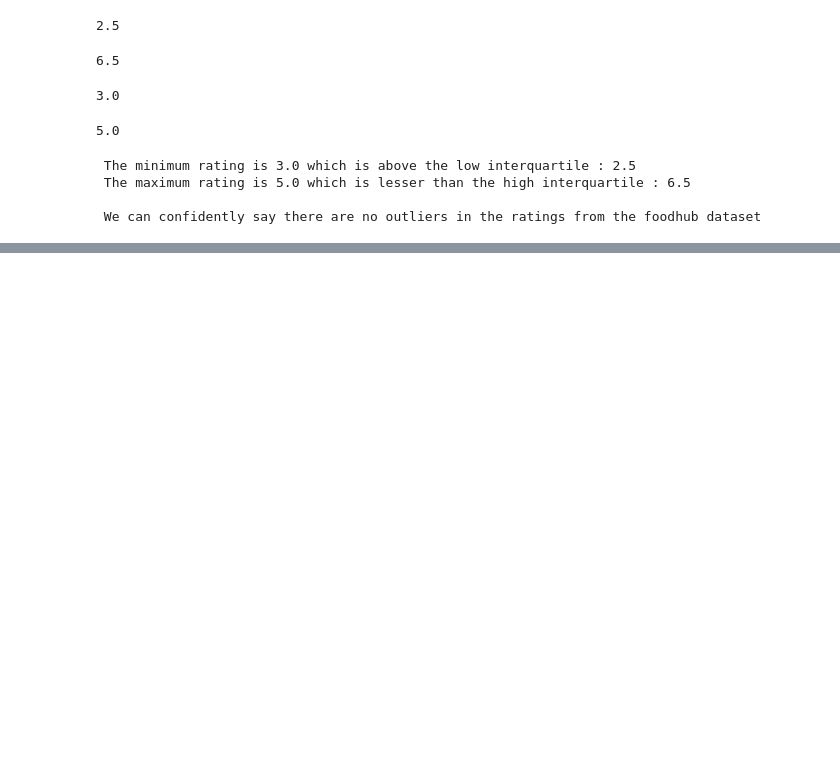
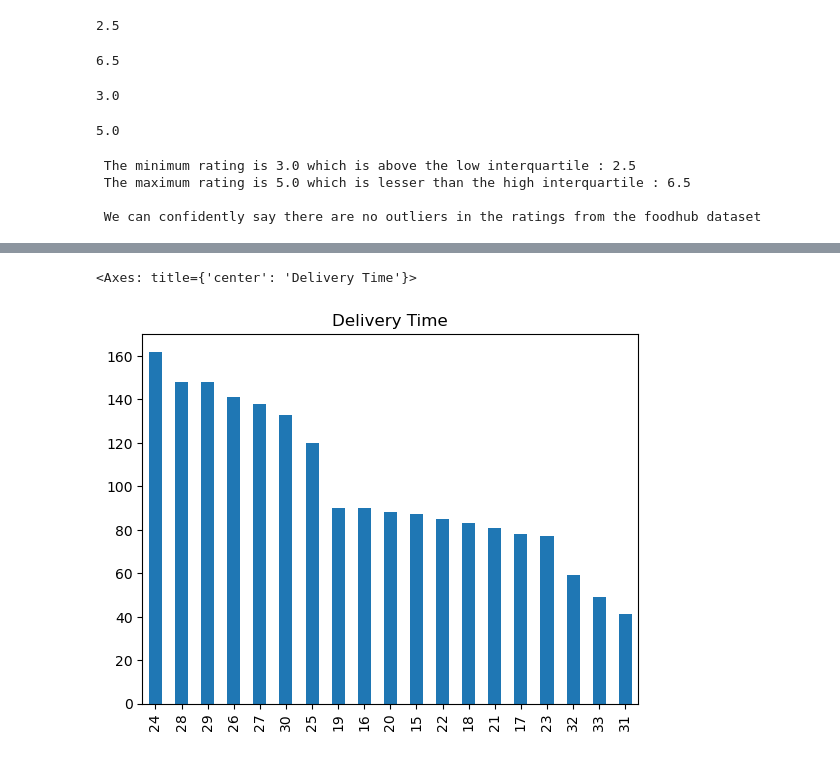
Before and after one commit to nehemiahmensah/nehemiah_siliconaccra, a Jupyter notebook: DATA SCIENCE/Nehemiah_outliers_assignment.ipynb, the cells around one changed output, grey strips where cells are left out. Cells and saved outputs as stored; diff of their text form; code cells hidden in the pictures; blank space fills up the shorter version.

```diff
--- a/DATA SCIENCE/Nehemiah_outliers_assignment.ipynb
+++ b/DATA SCIENCE/Nehemiah_outliers_assignment.ipynb
@@ -186,0 +208,5 @@ print(f""" The minimum rating is {df.rating.min()} which is above the low interq
+# %%
+df.delivery_time.value_counts().plot(kind = 'bar',title = "Delivery Time")
+# %% [output]
+<Axes: title={'center': 'Delivery Time'}>
+[figure, added]
```
Also changed, not shown: parts of 5 cells of this notebook.
